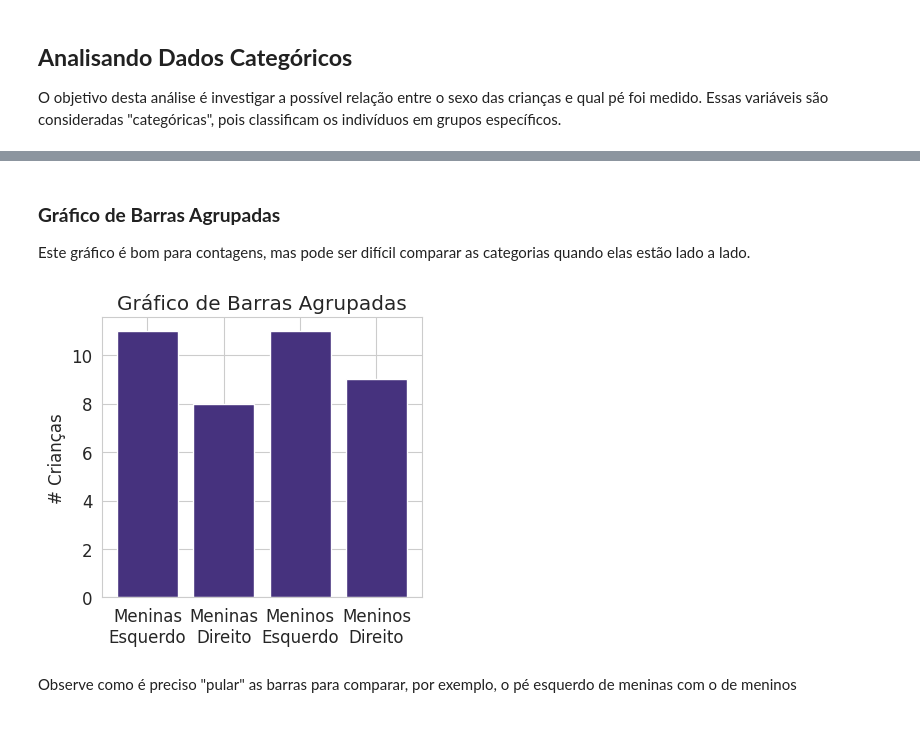
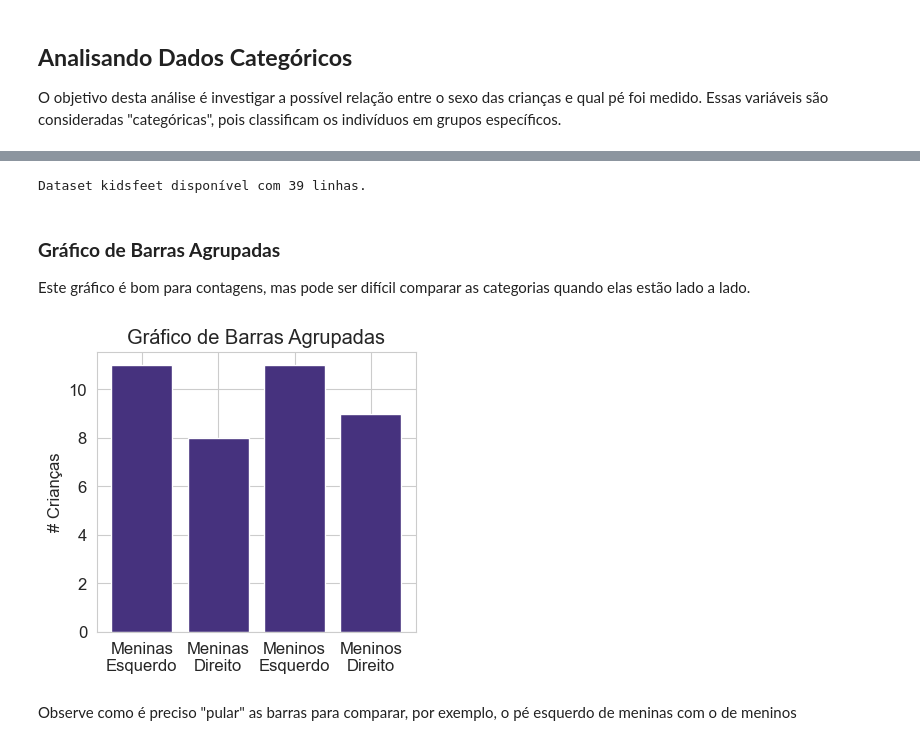
Before and after one commit to lucasmatnibezerra/Letramento-Digital-Analise-De-Dados, a Jupyter notebook: Análise_de_dados.ipynb, the cells around one changed output, grey strips where cells are left out. Cells and saved outputs as stored; diff of their text form; code cells hidden in the pictures.

```diff
--- a/Análise_de_dados.ipynb
+++ b/Análise_de_dados.ipynb
@@ -88,10 +91,11 @@ Configurações de visualização definidas!
 
 Agora vamos carregar os datasets que usaremos durante nossa análise.
 # %%
-# Carregando o dataset de casas
-casas = pd.read_csv('https://raw.githubusercontent.com/alura-cursos/pandas-conhecendo-a-biblioteca/main/base-de-dados/aluguel.csv', sep=';')
-
-print('Dataset de casas carregado!')
+# Carregando o dataset kidsfeet (sem pré-processamento) com nomes em português
+# Fonte local: kidsfeet.dat.txt
+colunas_kids = ["MesNascimento", "AnoNascimento", "Comprimento", "Largura", "Sexo", "Pe", "DominanciaMao"]
+casas = pd.read_csv('kidsfeet.dat.txt', sep=r'\s+', header=None, names=colunas_kids)
+print('Dataset kidsfeet carregado!')
 print(f'Total de registros: {len(casas)}')
 print(f'Colunas disponíveis: {list(casas.columns)}')
 # %% [output]
@@ -701,3 +602,13 @@ kidsfeet.dat.txt    100%[===================>]   1.60K  --.-KB/s    in 0s
+# %%
+# Carregando dataset kidsfeet local (caso ainda não esteja carregado em 'casas')
+colunas_kids = ["MesNascimento", "AnoNascimento", "Comprimento", "Largura", "Sexo", "Pe", "DominanciaMao"]
+if 'casas' not in globals() or 'Comprimento' not in casas.columns:
+    casas = pd.read_csv('kidsfeet.dat.txt', sep=r'\s+', header=None, names=colunas_kids)
+
+pes = casas.copy()
+print('Dataset kidsfeet disponível com', len(pes), 'linhas.')
+# %% [output]
+Dataset kidsfeet disponível com 39 linhas.
 # %% [markdown]
 ### **Gráfico de Barras Agrupadas**
 
@@ -705,27 +616,25 @@ Este gráfico é bom para contagens, mas pode ser difícil comparar as categoria
 # %%
 # Primeiro, vamos criar as categorias que queremos analisar
 # (Menina, Pé Esquerdo), (Menina, Pé Direito), (Menino, Pé Esquerdo), (Menino, Pé Direito)
 categorias = [("G","L"), ("G","R"), ("B","L"), ("B","R")]
 
 # Agora, vamos contar quantas crianças existem para cada categoria
 dados = {}
 for cat in categorias:
-  # Aqui filtramos a tabela para cada sexo (cat[0]) e pé (cat[1]) e contamos (.count())
-  dados[cat] = pes.Foot[(pes.Sex == cat[0]) & (pes.Foot == cat[1])].count()
+  dados[cat] = pes.Pe[(pes.Sexo == cat[0]) & (pes.Pe == cat[1])].count()
 
-# Criamos uma figura para nossos gráficos
 plt.figure(figsize=(14, 8))
 
 # Gráfico 1: Barras Agrupadas
-plt.subplot(2, 3, 1) # Cria uma área para o primeiro gráfico em um painel de 2x3
+plt.subplot(2, 3, 1)
 plt.bar(range(len(dados)), list(dados.values()), align='center')
 plt.xticks(range(len(dados)), ['Meninas\nEsquerdo', 'Meninas\nDireito', 'Meninos\nEsquerdo', 'Meninos\nDireito'])
 plt.ylabel("# Crianças")
 plt.title("Gráfico de Barras Agrupadas")
 
 plt.show()
 # %% [output]
-[figure, old version]
+[figure, new version]
 # %% [markdown]
 Observe como é preciso "pular" as barras para comparar, por exemplo, o pé esquerdo de meninas com o de meninos
 # %% [markdown]
```
Also changed, not shown: parts of 47 cells of this notebook, 1 other file.
